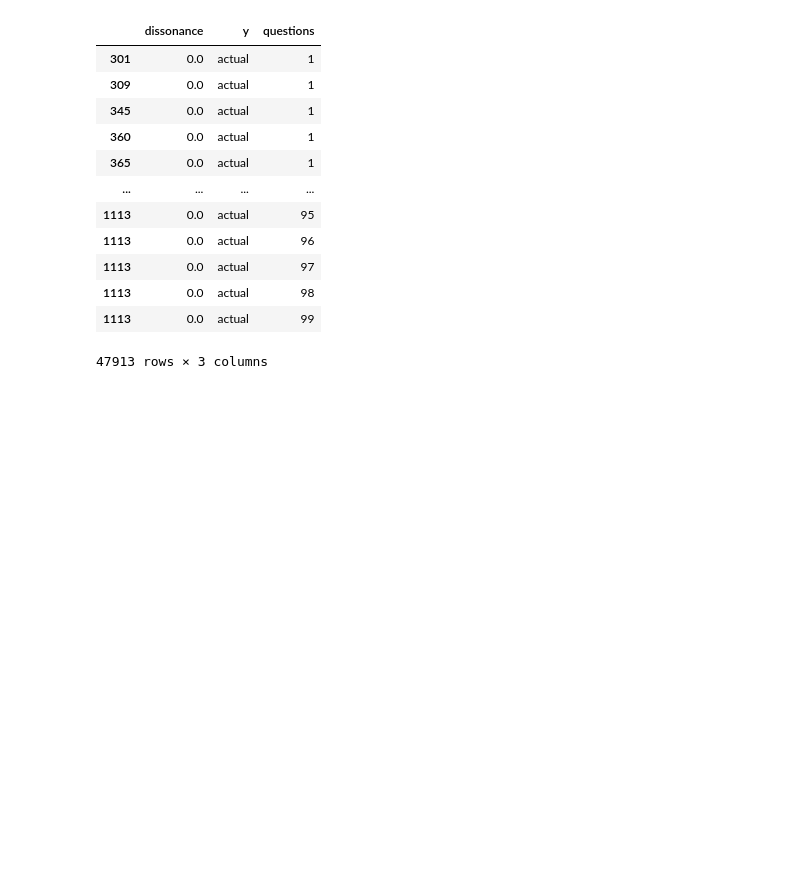
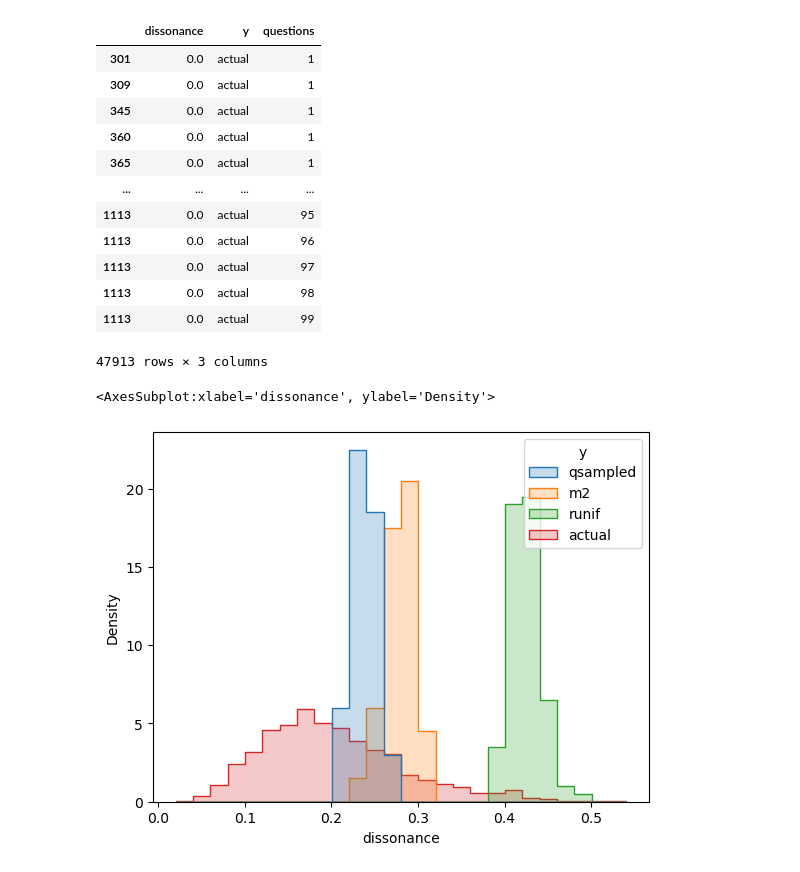
Before and after one commit to zeroknowledgediscovery/truthnet, a Jupyter notebook: notebooks/suspect-distributions.ipynb, the cells around one changed output. Drawn from its saved outputs; the diff is of its cells as text; code cells hidden in the pictures; blank space fills up the shorter version.

```diff
--- a/notebooks/suspect-distributions.ipynb
+++ b/notebooks/suspect-distributions.ipynb
@@ -698,0 +778,15 @@ tpl.save(
+# %%
+for i in tqdm(range(4)):
+    disson = pd.read_pickle(
+        f"disson_new/ptsd/dx/disson_ptsd_qmra/random_order_disson_{i}.pkl"
+    )
+
+    [
+        _diss_dataset(
+            disson, questions, groups=["qsampled", "m2", "runif", "actual"]
+        ).to_csv(
+            f"disson_new/ptsd/dx/disson_ptsd_qmra/csv/{i}/disson_qmra_ptsd_random_order_{i}-questions_asked_{questions}.csv",
+            index=False,
+        )
+        for questions in range(1, 212)
+    ]
@@ -698,0 +845,16 @@ tpl.save(
+# %%
+res_pdf = list()
+conf = 0.95
+for questions in tqdm(range(1, 212)):
+    for group in ["qsampled", "runif", "m2", "actual"]:
+        dfq = dffpm.query("questions==@questions & y==@group")
+        mean = dfq["value"].mean()
+        var = dfq["value"].var()
+        ci = sms.DescrStatsW(dfq["value"]).tconfint_mean(alpha=1 - conf)
+        res_pdf.append([group, questions, mean, var, ci[0], ci[1]])
+
+res_pdf = pd.DataFrame(
+    res_pdf, columns=["variable", "questions", "mean", "var", "lower", "upper"]
+)
+
+res_pdf
@@ -1001,0 +1214,15 @@ dd.query('y=="actual" & dissonance == 0')
+# %%
+fig, ax = plt.subplots()
+sns.histplot(
+    dd.reset_index(),
+    x="dissonance",
+    hue="y",
+    ax=ax,
+    element="step",
+    stat="density",
+    common_norm=False,
+    kde=False,
+)
+# %% [output]
+<AxesSubplot:xlabel='dissonance', ylabel='Density'>
+[figure, added]
```
Also changed, not shown: parts of 13 cells of this notebook, 1 other file.
